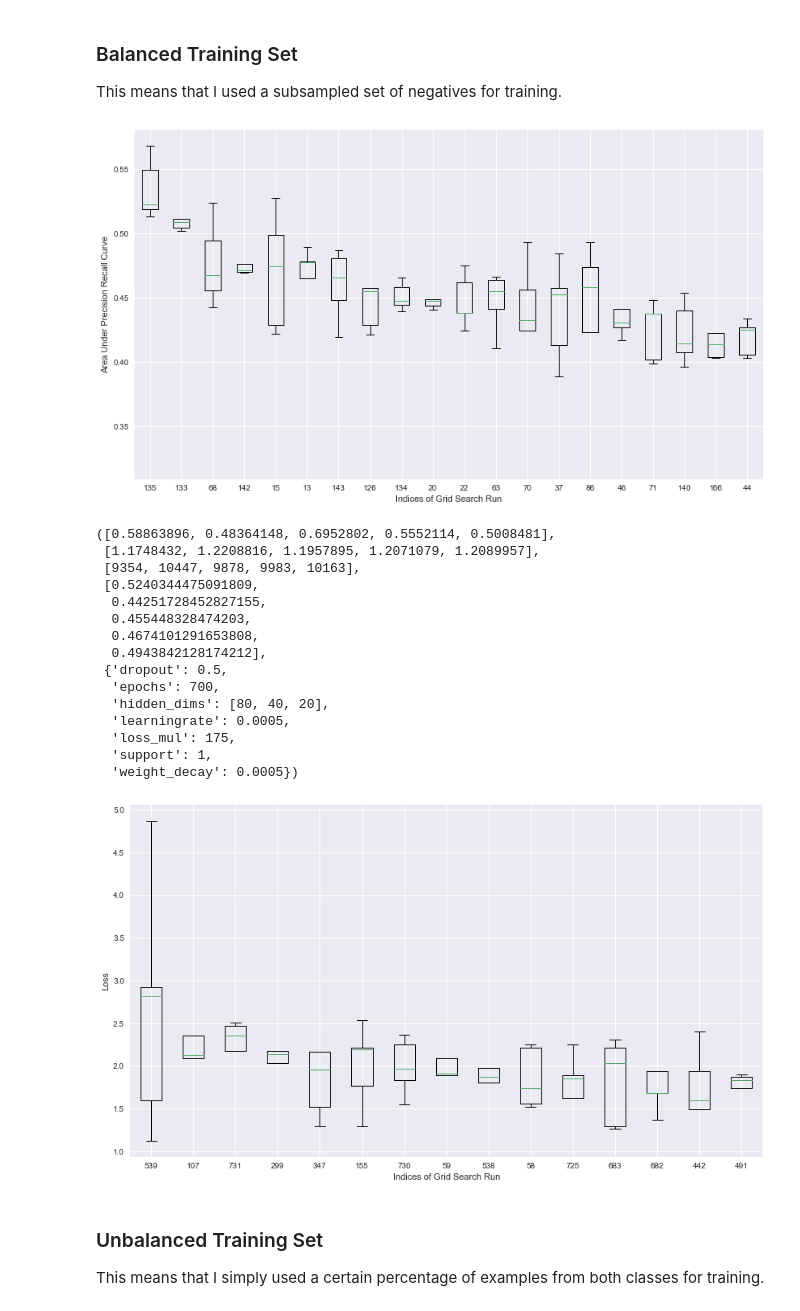
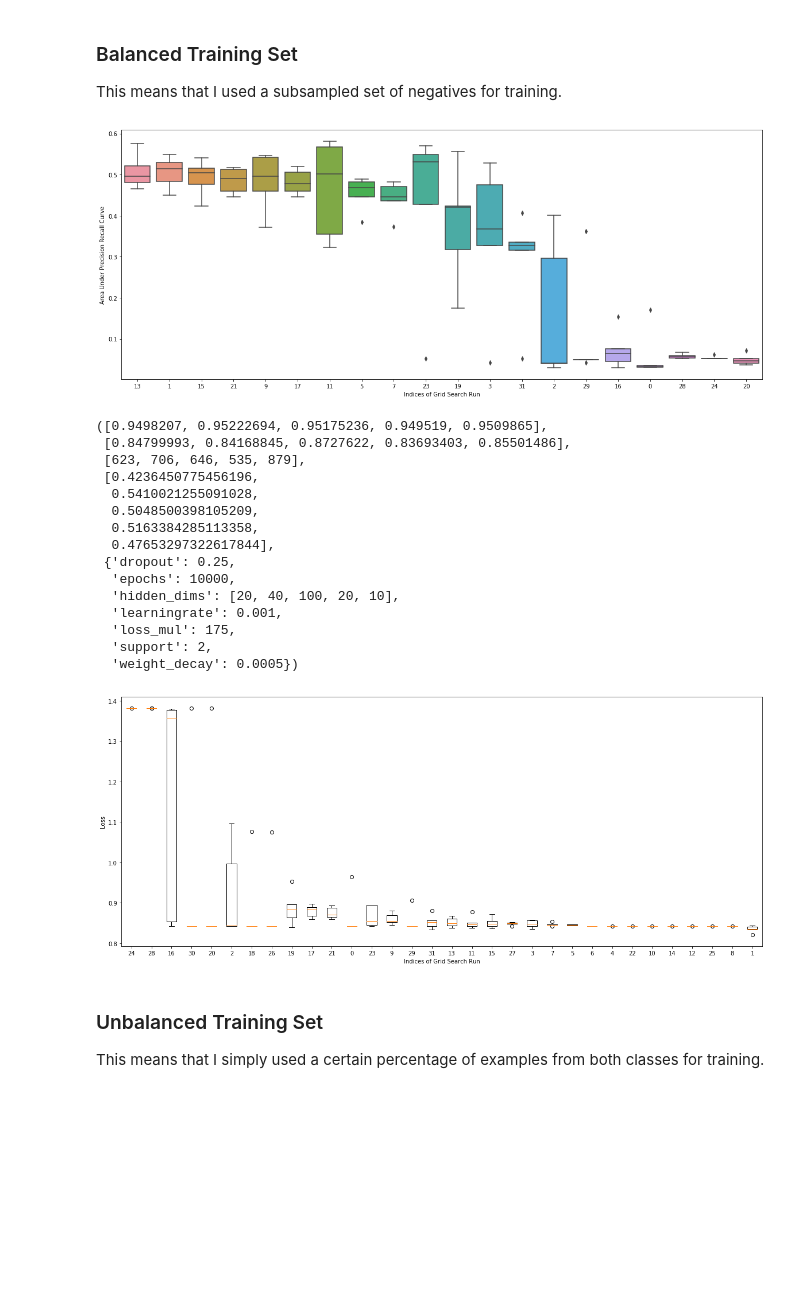
Before and after one commit to schulter/EMOGI, a Jupyter notebook: GCN/evalute_gridsearch.ipynb, the cells around one changed output. Saved outputs shown, nothing was run; the diff lists cells and outputs as text; code cells hidden in the pictures; blank space fills up the shorter version.

Commit message:
Save notebooks to have the plots online.

```diff
--- a/GCN/evalute_gridsearch.ipynb
+++ b/GCN/evalute_gridsearch.ipynb
@@ -15,7 +15,7 @@ At first, I want to investigate the best grid search runs. The problem is here t
 I now report that as well but until the second grid search has finished, I have to try to normalize for the number of predictions, too.
 # %%
 # open grid search results
-with open('../data/gridsearch/gridsearchcv_results_cnasnv_syn_mean_unbalanced.pkl', 'rb') as f:
+with open('../data/gridsearch/gridsearchcv_results_multiomics_qnorm.pkl', 'rb') as f:
     performances = pickle.load(f)
 # %% [markdown]
 ### Balanced Training Set
@@ -23,49 +23,51 @@ This means that I used a subsampled set of negatives for training.
 # %%
 num_to_print = 20
 aupr_sorted = sorted(performances, key=lambda x: np.mean(x[3]),
                      reverse=True)
 aupr_only = [p[3] for p in aupr_sorted]
 indices = np.argsort([np.mean(p[3]) for p in performances])[::-1]
 
-fig, ax = plt.subplots(figsize=(14, 8))
+fig, ax = plt.subplots(figsize=(20, 8))
 #fig = plt.figure(figsize=(14,  8))
-x = plt.boxplot(aupr_only[:num_to_print], labels=indices[:num_to_print])
+x = seaborn.boxplot(data=aupr_only[:num_to_print])
+#x = seaborn.swarmplot(data=aupr_only[:num_to_print])
+x.set_xticklabels(indices[:num_to_print])
 ax.set_ylabel('Area Under Precision Recall Curve')
 ax.set_xlabel('Indices of Grid Search Run')
 fig.savefig('boxplot_best_{}_aupr.png'.format(num_to_print), dpi=300)
 # %% [output]
-[figure, old version]
+[figure, new version]
 # %%
-performances[68]
+performances[15]
 # %% [output]
-([0.58863896, 0.48364148, 0.6952802, 0.5552114, 0.5008481],
- [1.1748432, 1.2208816, 1.1957895, 1.2071079, 1.2089957],
- [9354, 10447, 9878, 9983, 10163],
- [0.5240344475091809,
-  0.44251728452827155,
-  0.455448328474203,
-  0.4674101291653808,
-  0.4943842128174212],
- {'dropout': 0.5,
-  'epochs': 700,
-  'hidden_dims': [80, 40, 20],
-  'learningrate': 0.0005,
+([0.9498207, 0.95222694, 0.95175236, 0.949519, 0.9509865],
+ [0.84799993, 0.84168845, 0.8727622, 0.83693403, 0.85501486],
+ [623, 706, 646, 535, 879],
+ [0.4236450775456196,
+  0.5410021255091028,
+  0.5048500398105209,
+  0.5163384285113358,
+  0.47653297322617844],
+ {'dropout': 0.25,
+  'epochs': 10000,
+  'hidden_dims': [20, 40, 100, 20, 10],
+  'learningrate': 0.001,
   'loss_mul': 175,
-  'support': 1,
+  'support': 2,
   'weight_decay': 0.0005})
 # %%
-num_to_print = 15
+num_to_print = 32
 all_losses = [p[1] for p in performances]
 sorted_loss = sorted(all_losses, key=lambda x: np.mean(x), reverse=True)
 indices = np.argsort(np.mean(all_losses, axis=1))[::-1]
 
-fig, ax = plt.subplots(figsize=(14, 8))
+fig, ax = plt.subplots(figsize=(20, 8))
 x = plt.boxplot(sorted_loss[:num_to_print], labels=indices[:num_to_print])
 ax.set_ylabel('Loss')
 ax.set_xlabel('Indices of Grid Search Run')
 fig.savefig('boxplot_best_{}_loss.png'.format(num_to_print), dpi=300)
 # %% [output]
-[figure, old version]
+[figure, new version]
 # %% [markdown]
 ### Unbalanced Training Set
 This means that I simply used a certain percentage of examples from both classes for training.
```
Also changed, not shown: parts of 6 cells of this notebook, 3 other files.
